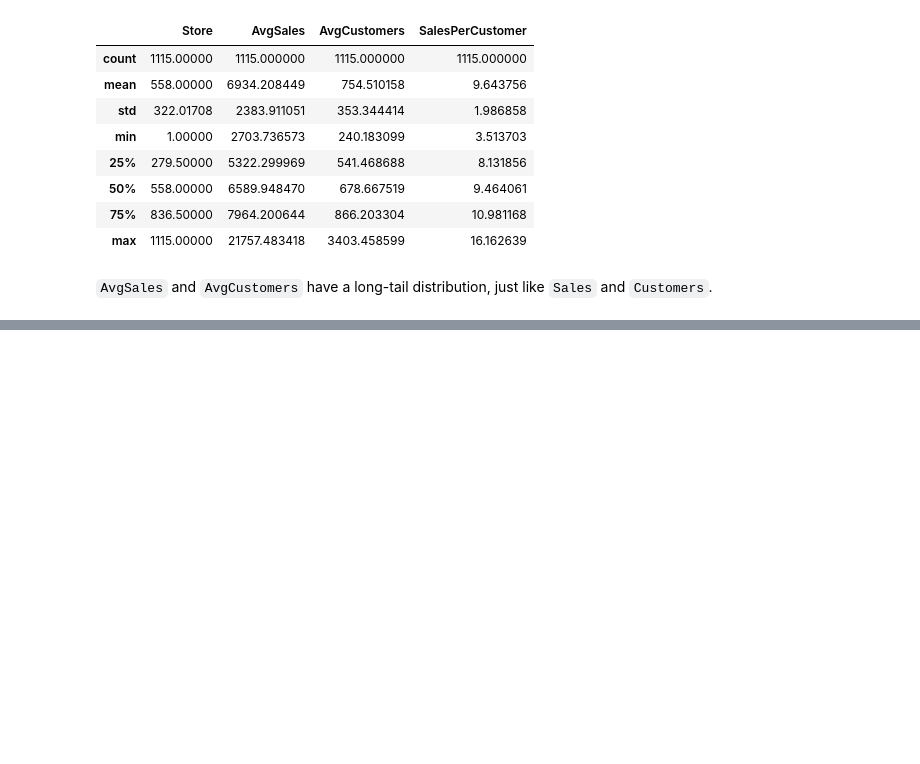
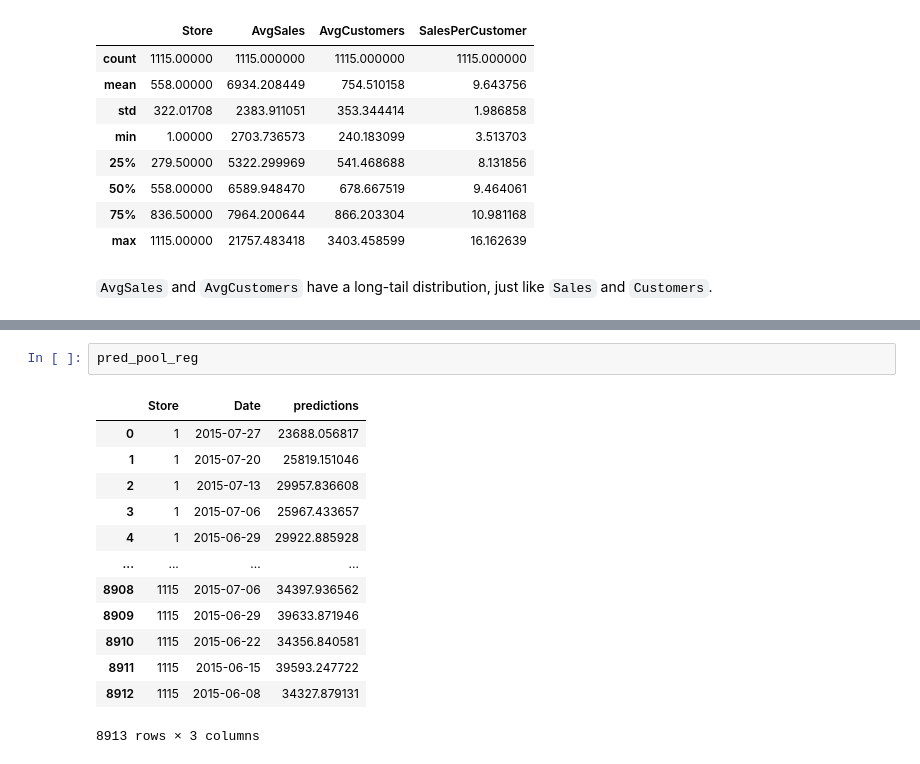
Before and after one commit to xaviermondragon/rossmann, a Jupyter notebook: notebooks/6_reports.ipynb, the cells around one changed output, grey strips where cells are left out. Drawn from its saved outputs; the diff is of its cells as text; blank space fills up the shorter version.

```diff
--- a/notebooks/6_reports.ipynb
+++ b/notebooks/6_reports.ipynb
@@ -72,0 +96,16 @@ avgs.describe()
+# %%
+pred_pool_reg
+# %% [output]
+|  | Store | Date | predictions |
+| 0 | 1 | 2015-07-27 | 23688.056817 |
+| 1 | 1 | 2015-07-20 | 25819.151046 |
+| 2 | 1 | 2015-07-13 | 29957.836608 |
+| 3 | 1 | 2015-07-06 | 25967.433657 |
+| 4 | 1 | 2015-06-29 | 29922.885928 |
+| ... | ... | ... | ... |
+| 8908 | 1115 | 2015-07-06 | 34397.936562 |
+| 8909 | 1115 | 2015-06-29 | 39633.871946 |
+| 8910 | 1115 | 2015-06-22 | 34356.840581 |
+| 8911 | 1115 | 2015-06-15 | 39593.247722 |
+| 8912 | 1115 | 2015-06-08 | 34327.879131 |
+8913 rows × 3 columns
```
Also changed, not shown: parts of 5 cells of this notebook, 2 other files.
